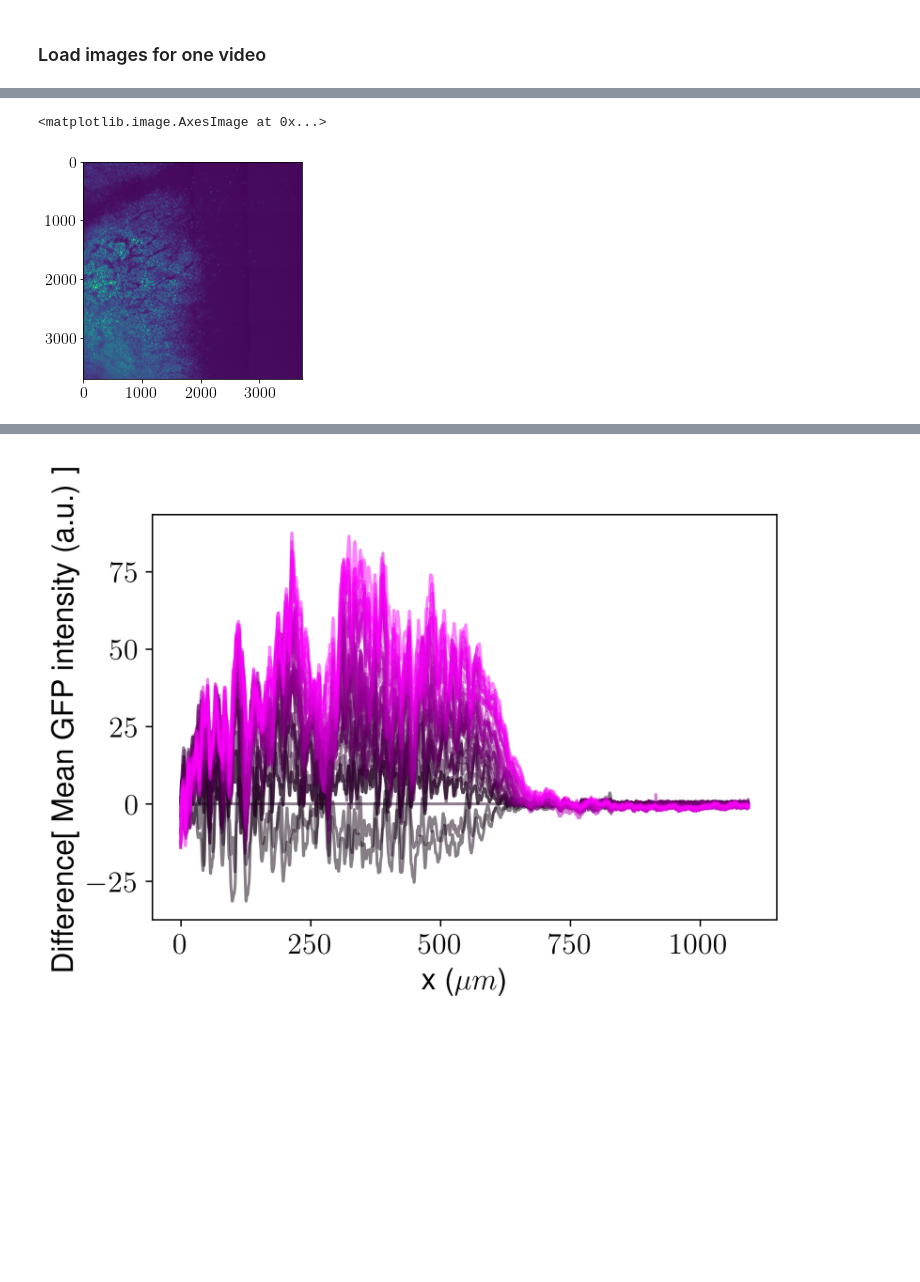
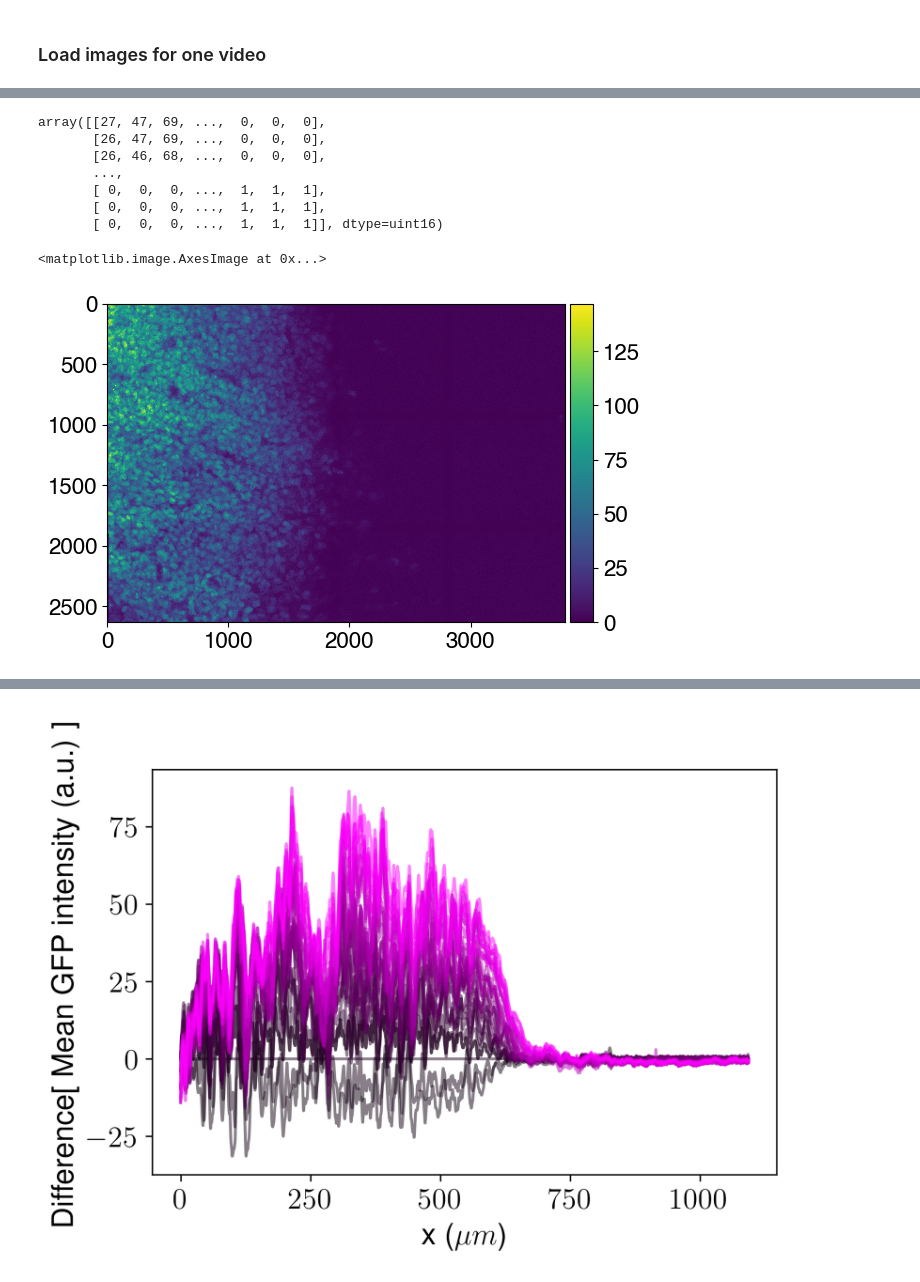
Before and after one commit to YitengDang/SkullWave, a Jupyter notebook: Analysis_scripts/Scripts_Python/Interface_Live_Imaging_plot_kymograph.ipynb, the cells around one changed output, grey strips where cells are left out. Drawn from its saved outputs; the diff is of its cells as text; code cells hidden in the pictures; blank space fills up the shorter version.

```diff
--- a/Analysis_scripts/Scripts_Python/Interface_Live_Imaging_plot_kymograph.ipynb
+++ b/Analysis_scripts/Scripts_Python/Interface_Live_Imaging_plot_kymograph.ipynb
@@ -21,10 +21,13 @@ Working dir: /Users/dang/Documents/Projects/Tabler_skull/Scripts/Scripts_python
 plt.rcParams["font.size"] = "16"
 
 # For using LateX
-plt.rcParams.update({
-    "text.usetex": True,
-    "font.family": "sans-serif",
-    "font.sans-serif": ["Helvetica"]})
+# Disable LaTeX rendering
+plt.rcParams['text.usetex'] = False
+
+# plt.rcParams.update({
+#     "text.usetex": True,
+#     "font.family": "sans-serif",
+#     "font.sans-serif": ["Helvetica"]})
 # %%
 # Save folder
 #save_folder = '/Users/dang/Documents/Projects/Tabler_skull/Figures/Live_imaging_intensity_profiles/'
@@ -139,12 +142,21 @@ img = image[0];
 img = img[lower:upper, :]
 if video==2:
     img = np.fliplr(img)
-
-plt.figure();
-plt.imshow(img)
+img
 # %% [output]
-<matplotlib.image.AxesImage at 0x...>
+array([[27, 47, 69, ...,  0,  0,  0],
+       [26, 47, 69, ...,  0,  0,  0],
+       [26, 46, 68, ...,  0,  0,  0],
+       ...,
+       [ 0,  0,  0, ...,  1,  1,  1],
+       [ 0,  0,  0, ...,  1,  1,  1],
+       [ 0,  0,  0, ...,  1,  1,  1]], dtype=uint16)
-[figure, removed]
+# %%
+from skimage.io import imshow
+imshow(img)
+# %% [output]
+<matplotlib.image.AxesImage at 0x...>
+[figure, added]
 # %%
 # Plot for single time point
 img = image[0];
```
Also changed, not shown: parts of 9 cells of this notebook, 7 other files.
